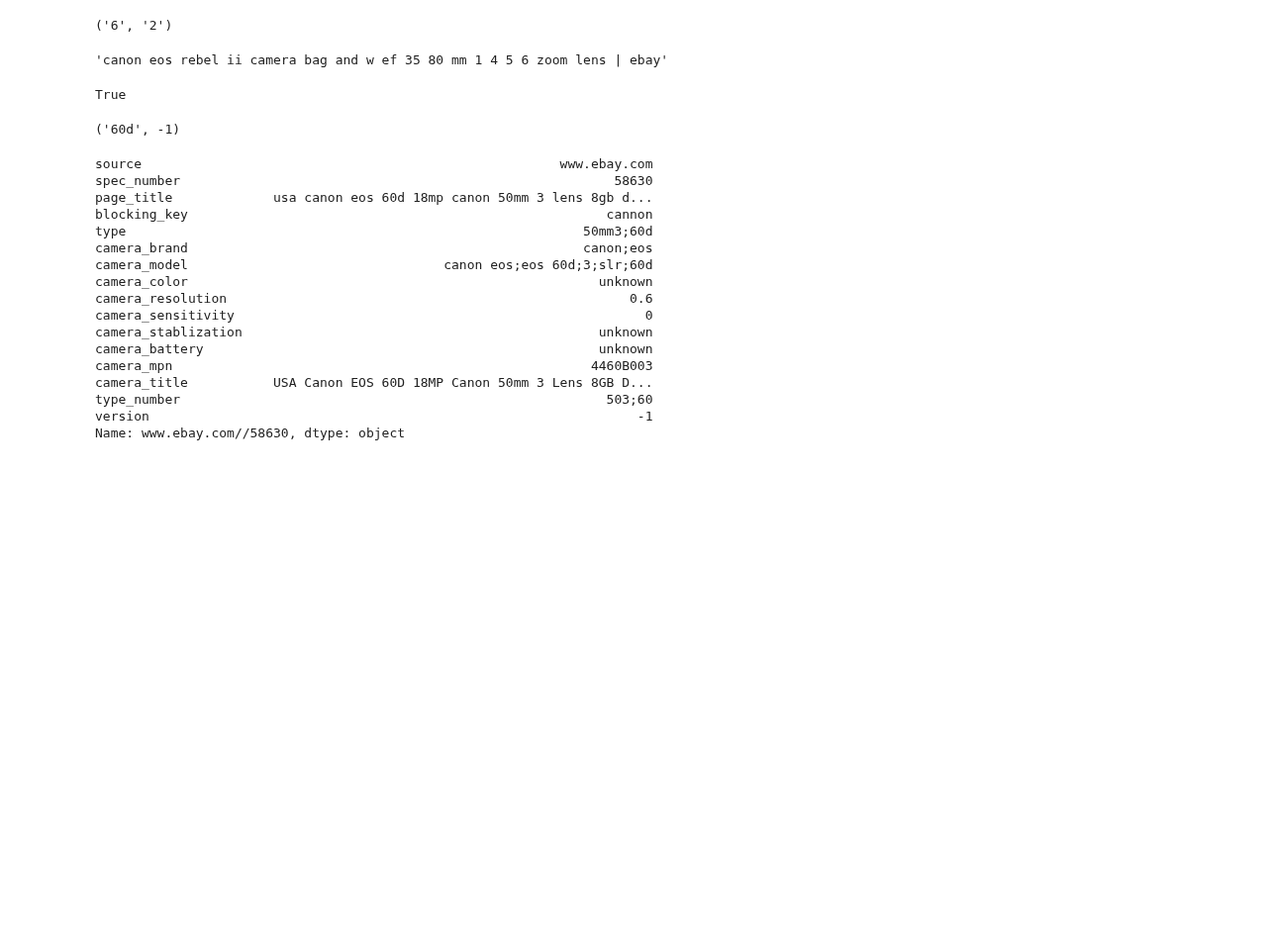
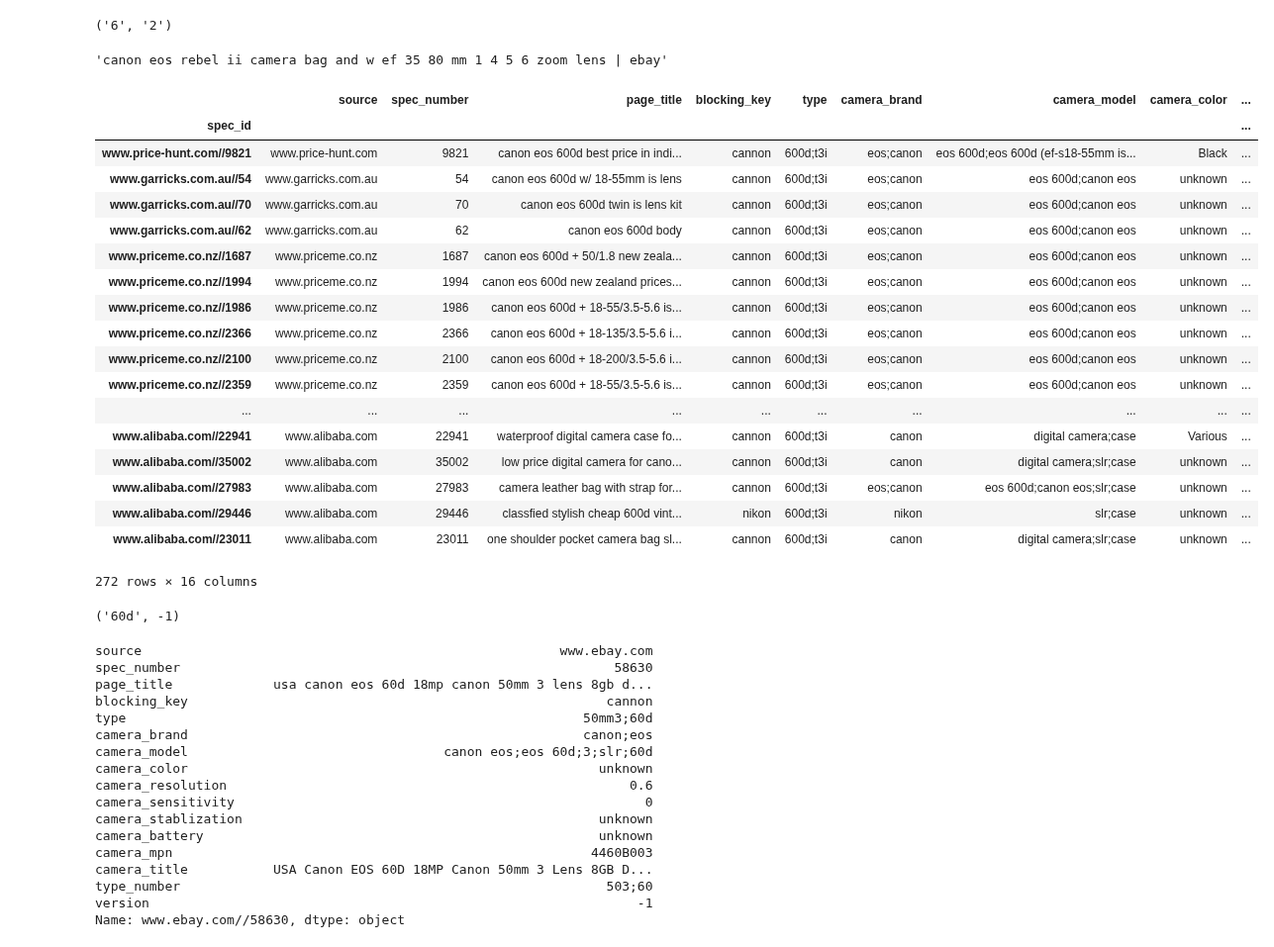
Before and after one commit to greatji/SigmodProgrammingContest2020_code, a Jupyter notebook: Model_1.ipynb, the cells around one changed output. Shown at 99% size. Saved outputs shown, nothing was run; the diff lists cells and outputs as text; code cells hidden in the pictures; blank space fills up the shorter version.

```diff
--- a/Model_1.ipynb
+++ b/Model_1.ipynb
@@ -818,10 +838,10 @@ def extract_type(row):
 #         types = typess
     types = types[0:min(len(types), keep_num)]
     for idx, t in enumerate(types):
-        if 'rx100' in t and t.endswith('b'):
+        if t.endswith('/b'):
+            types[idx] = types[idx][0:-2]
+        elif 'rx100' in t and t.endswith('b'):
             types[idx] = types[idx][0:-1]
-        elif t.endswith('/b'):
-            types[idx] = types[idx][0:-2]
         if version is None:
             if t.endswith('iii'):
                 version = '3'
@@ -849,7 +869,10 @@ def extract_type_number(row):
     return ';'.join(numbers)
 
 def some_extra_rule(row):
+    mapping = {'600d':'t3i', '1100d':'t3', '550d':'t2i', '500d':'t1i','700d':'t5i', '1000d':'xs', '650d':'t4i',
+           't3i':'600d', 't3':'1100d', 't2i':'550d', 't1i':'500d','t5i':'700d', 'xs':'1000d', 't4i':'650d'}
     all_types = str(row['type']).split(';')
+    added = []
     for i in range(len(all_types)):
         if all_types[i] == 'g1' and str(row['blocking_key']) == 'cannon':
             all_types[i] = 'g1x'
@@ -873,4 +896,32 @@ def some_extra_rule(row):
                 all_types[i] = all_types[i][0:-2]
             elif all_types[i].endswith('m2'):
                 all_types[i] = all_types[i][0:-2]
-    return ';'.join(all_types)
+        if all_types[i] in mapping:
+            added.append(mapping[all_types[i]])
+    return ';'.join(all_types+added)
+
+def may_similar_type(df):
+    cofreqs = {}
+    singlefreqs = {}
+    total = 0
+    for x in df['type'].values:
+        v = str(x).split(';')
+        for vv in v:
+            if vv in singlefreqs:
+                singlefreqs[vv] += 1
+            else:
+                singlefreqs[vv] = 1
+            total += 1
+        for i in range(len(v)):
+            for j in range(i+1,len(v)):
+                if v[i] >= v[j]:
+                    pair = (v[j],v[i])
+                else:
+                    pair = (v[i],v[j])
+                if pair in cofreqs:
+                    cofreqs[pair] += 1
+                else:
+                    cofreqs[pair] = 1
+#         for pair in cofreqs.keys():
+#             cofreqs[pair] = cofreqs[pair] / float(singlefreqs[pair[0]] * singlefreqs[pair[1]])
+    return cofreqs
@@ -885,10 +958,28 @@ structured_data.loc['www.ebay.com//53578']['page_title']
 # %% [output]
 ('6', '2')
 'canon eos rebel ii camera bag and w ef 35 80 mm 1 4 5 6 zoom lens | ebay'
-# %%
-not re.findall(r'\d+', 'coolpix')
-# %% [output]
-True
+# %%
+structured_data[structured_data['type'].str.contains('t3i')]
+# %% [output]
+|  | source | spec_number | page_title | blocking_key | type | camera_brand | camera_model | camera_color | ... |
+| spec_id |  |  |  |  |  |  |  |  | ... |
+| www.price-hunt.com//9821 | www.price-hunt.com | 9821 | canon eos 600d best price in indi... | cannon | 600d;t3i | eos;canon | eos 600d;eos 600d (ef-s18-55mm is... | Black | ... |
+| www.garricks.com.au//54 | www.garricks.com.au | 54 | canon eos 600d w/ 18-55mm is lens | cannon | 600d;t3i | eos;canon | eos 600d;canon eos | unknown | ... |
+| www.garricks.com.au//70 | www.garricks.com.au | 70 | canon eos 600d twin is lens kit | cannon | 600d;t3i | eos;canon | eos 600d;canon eos | unknown | ... |
+| www.garricks.com.au//62 | www.garricks.com.au | 62 | canon eos 600d body | cannon | 600d;t3i | eos;canon | eos 600d;canon eos | unknown | ... |
+| www.priceme.co.nz//1687 | www.priceme.co.nz | 1687 | canon eos 600d + 50/1.8 new zeala... | cannon | 600d;t3i | eos;canon | eos 600d;canon eos | unknown | ... |
+| www.priceme.co.nz//1994 | www.priceme.co.nz | 1994 | canon eos 600d new zealand prices... | cannon | 600d;t3i | eos;canon | eos 600d;canon eos | unknown | ... |
+| www.priceme.co.nz//1986 | www.priceme.co.nz | 1986 | canon eos 600d + 18-55/3.5-5.6 is... | cannon | 600d;t3i | eos;canon | eos 600d;canon eos | unknown | ... |
+| www.priceme.co.nz//2366 | www.priceme.co.nz | 2366 | canon eos 600d + 18-135/3.5-5.6 i... | cannon | 600d;t3i | eos;canon | eos 600d;canon eos | unknown | ... |
+| www.priceme.co.nz//2100 | www.priceme.co.nz | 2100 | canon eos 600d + 18-200/3.5-5.6 i... | cannon | 600d;t3i | eos;canon | eos 600d;canon eos | unknown | ... |
+| www.priceme.co.nz//2359 | www.priceme.co.nz | 2359 | canon eos 600d + 18-55/3.5-5.6 is... | cannon | 600d;t3i | eos;canon | eos 600d;canon eos | unknown | ... |
+| ... | ... | ... | ... | ... | ... | ... | ... | ... | ... |
+| www.alibaba.com//22941 | www.alibaba.com | 22941 | waterproof digital camera case fo... | cannon | 600d;t3i | canon | digital camera;case | Various | ... |
+| www.alibaba.com//35002 | www.alibaba.com | 35002 | low price digital camera for cano... | cannon | 600d;t3i | canon | digital camera;slr;case | unknown | ... |
+| www.alibaba.com//27983 | www.alibaba.com | 27983 | camera leather bag with strap for... | cannon | 600d;t3i | eos;canon | eos 600d;canon eos;slr;case | unknown | ... |
+| www.alibaba.com//29446 | www.alibaba.com | 29446 | classfied stylish cheap 600d vint... | nikon | 600d;t3i | nikon | slr;case | unknown | ... |
+| www.alibaba.com//23011 | www.alibaba.com | 23011 | one shoulder pocket camera bag sl... | cannon | 600d;t3i | canon | digital camera;slr;case | unknown | ... |
+272 rows × 16 columns
 # %%
 print(extract_type(structured_data.loc['www.ebay.com//58630']))
 structured_data.loc['www.ebay.com//58630']
```
Also changed, not shown: parts of 6 cells of this notebook.
